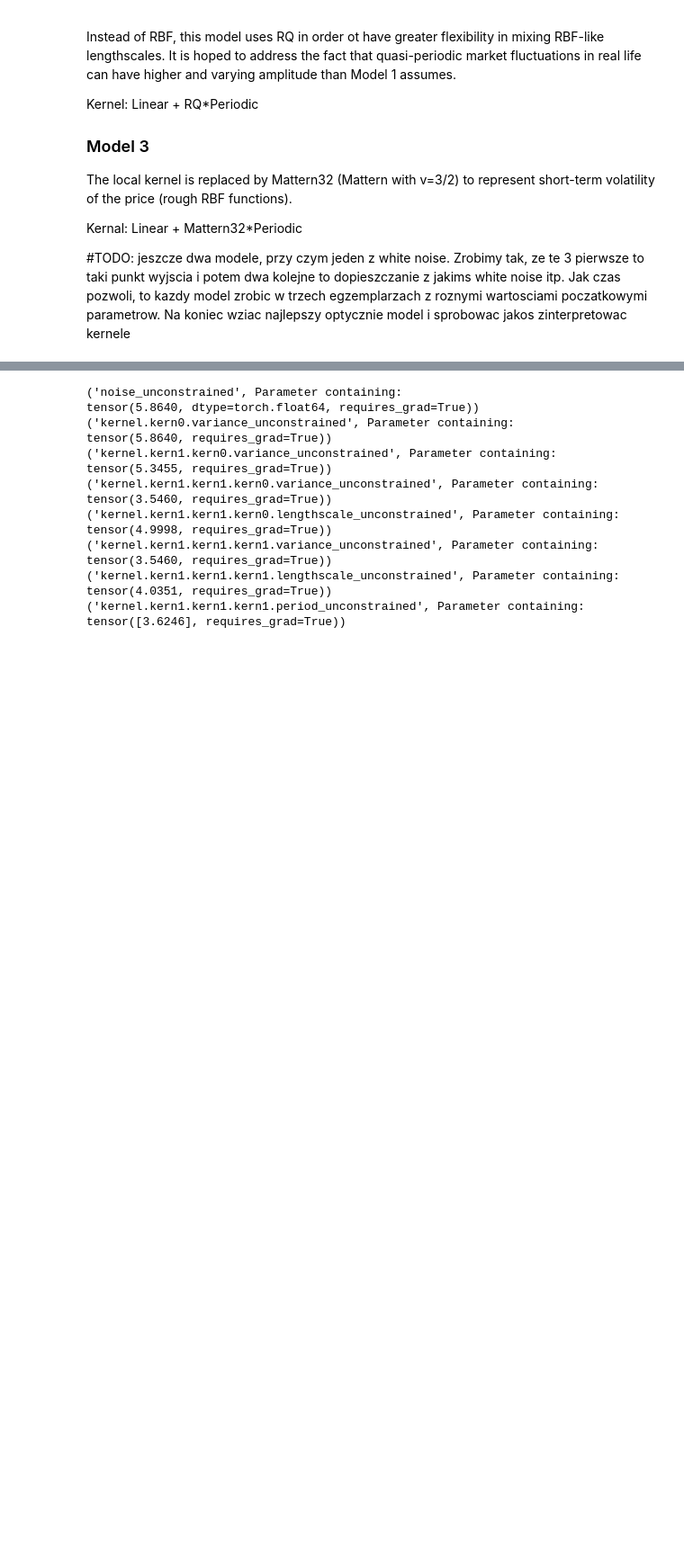
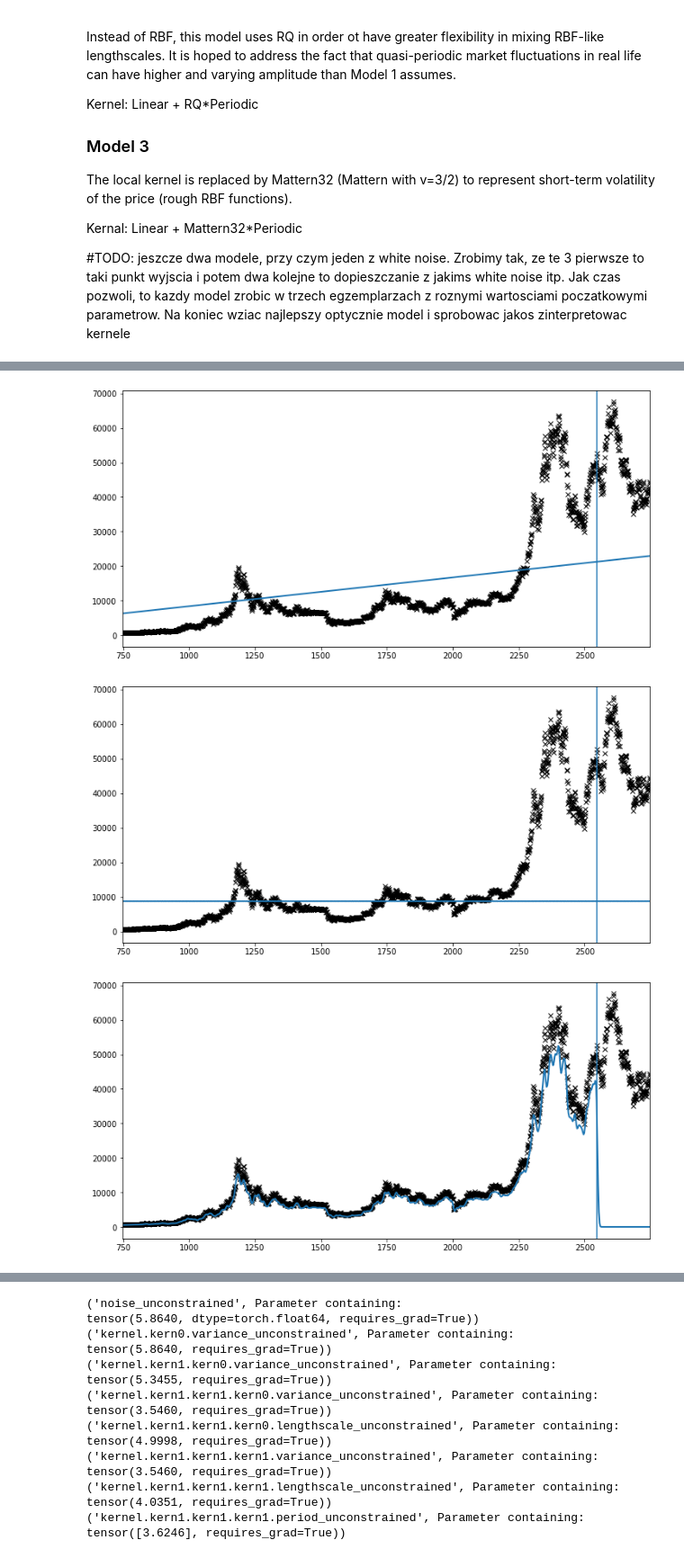
Before and after one commit to mateuszw314/MakeUsRichProject, a Jupyter notebook: notebooks/GaussianProcess.ipynb, the cells around one changed output, grey strips where cells are left out. Shown at 90% size. Drawn from its saved outputs; the diff is of its cells as text; code cells hidden in the pictures; blank space fills up the shorter version.

```diff
--- a/notebooks/GaussianProcess.ipynb
+++ b/notebooks/GaussianProcess.ipynb
@@ -199,0 +194,7 @@ y_full = data
+# %%
+for i, model in enumerate(models_0):
+  plot(X_full, y_full, model=model, plot_observed_data=True, plot_predictions=True, xlim=(len(data)-10*T0, len(data)), train_test_split=T0, n_test=1000)
+# %% [output]
+[figure, added]
+[figure, added]
+[figure, added]
```
Also changed, not shown: parts of 15 cells of this notebook.
